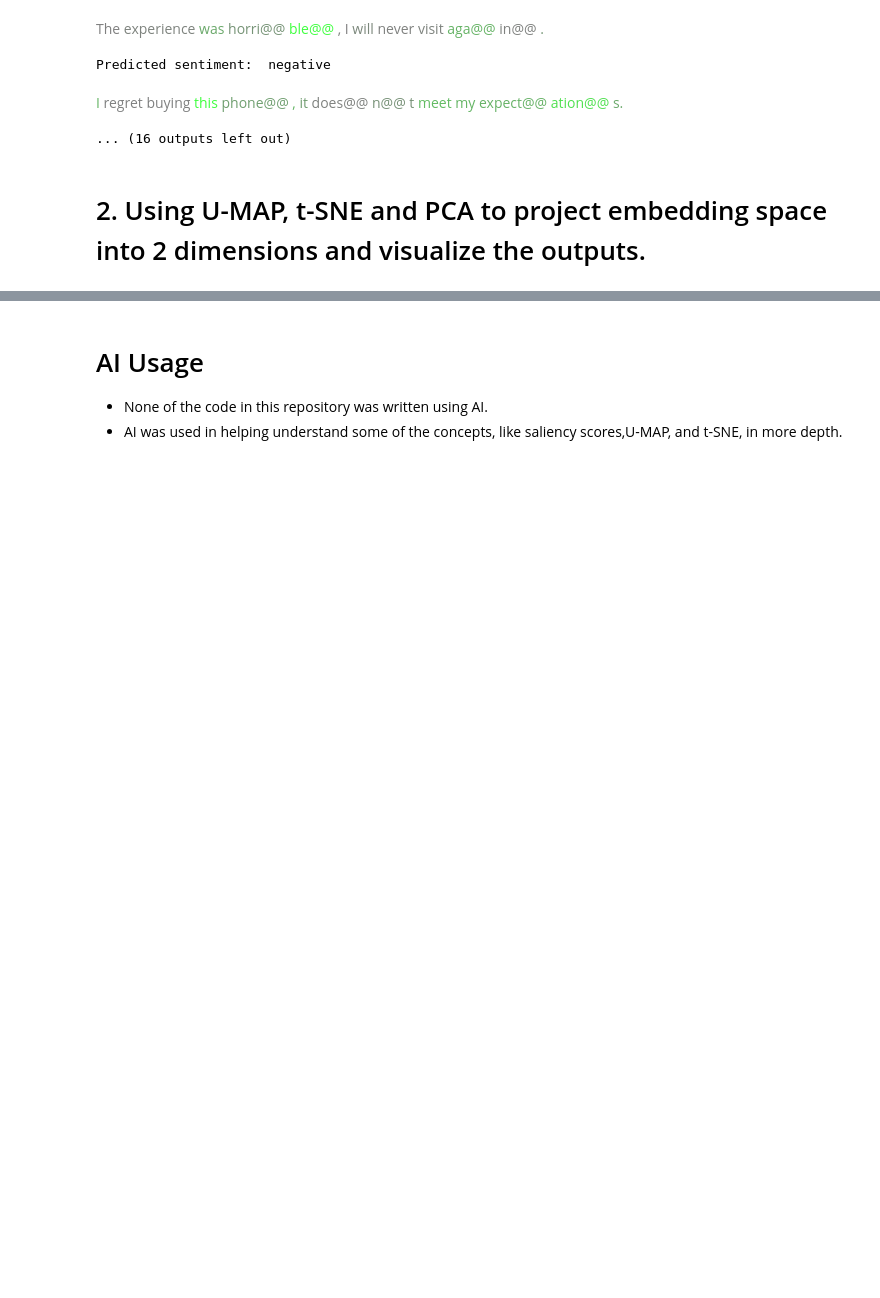
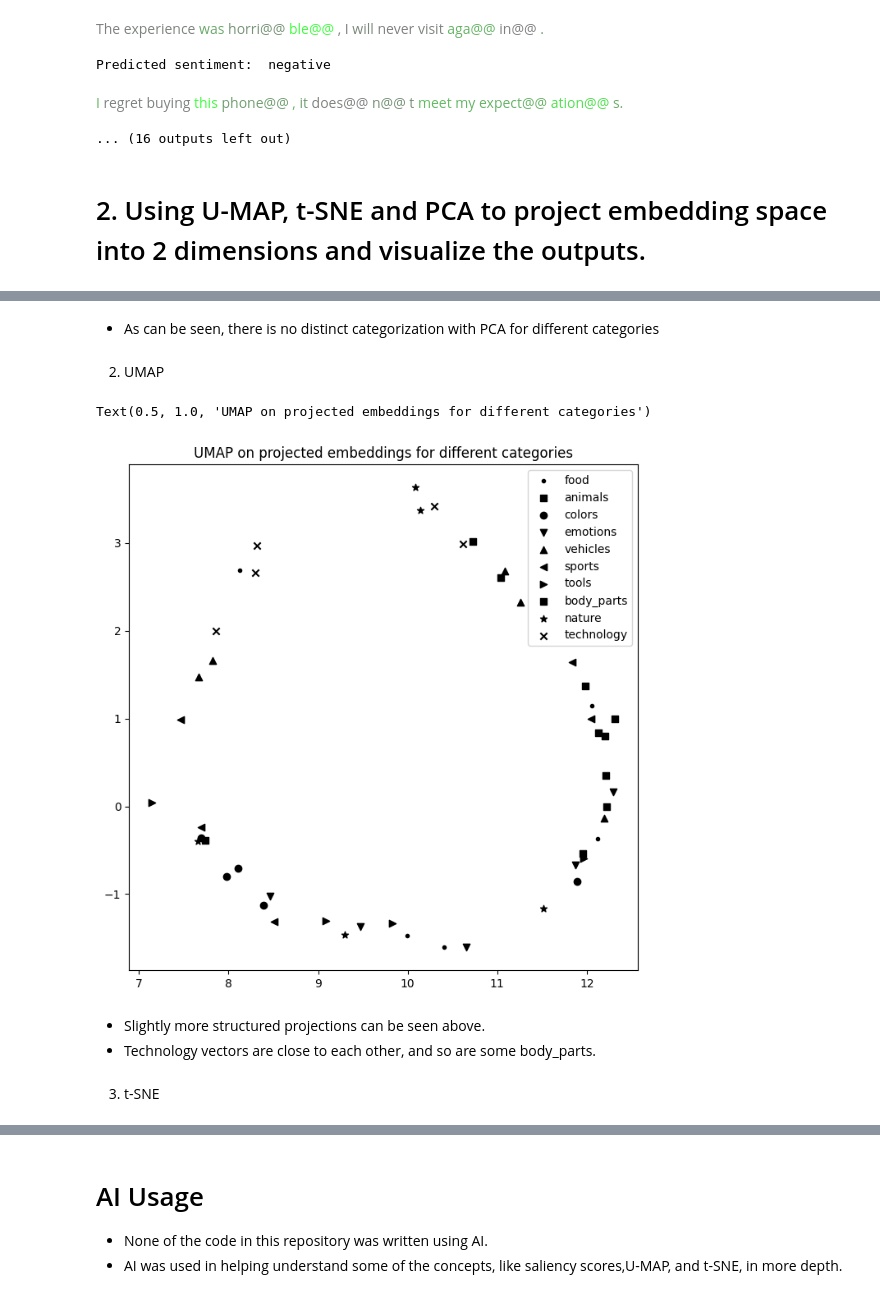
Before and after one commit to shaunak-badani/XAI, a Jupyter notebook: Assignment10/XAI_in_LLMs.ipynb, the cells around one changed output, grey strips where cells are left out. Drawn from its saved outputs; the diff is of its cells as text; code cells hidden in the pictures; blank space fills up the shorter version.

```diff
--- a/Assignment10/XAI_in_LLMs.ipynb
+++ b/Assignment10/XAI_in_LLMs.ipynb
@@ -187,0 +271,25 @@ embedding_matrix = model.
+# %% [markdown]
+- As can be seen, there is no distinct categorization with PCA for different categories
+# %% [markdown]
+2. UMAP
+# %%
+reducer = umap.UMAP(n_neighbors=15, n_components=2, random_state=42)
+reducer.fit(X)
+umap_projections = {}
+for category, embedding in embeddings.items():
+  umap_projections[category] = reducer.transform(embedding)
+# %%
+fig = plt.figure(figsize = (8, 8))
+markers = ['.', ',', 'o', 'v', '^', '<', '>', 's', '*', 'x', 'D', 'd', 'p', 'h', 'H', '+', '|', '_']
+for i, (category, projected_embedding) in enumerate(umap_projections.items()):
+  plt.scatter(projected_embedding[:, 0], projected_embedding[:, 1], label = category, marker = markers[i], color = "black")
+plt.legend(loc = 'best')
+plt.title("UMAP on projected embeddings for different categories")
+# %% [output]
+Text(0.5, 1.0, 'UMAP on projected embeddings for different categories')
+[figure, added]
+# %% [markdown]
+- Slightly more structured projections can be seen above.
+- Technology vectors are close to each other, and so are some body_parts.
+# %% [markdown]
+3. t-SNE
```
Also changed, not shown: parts of 19 cells of this notebook.
